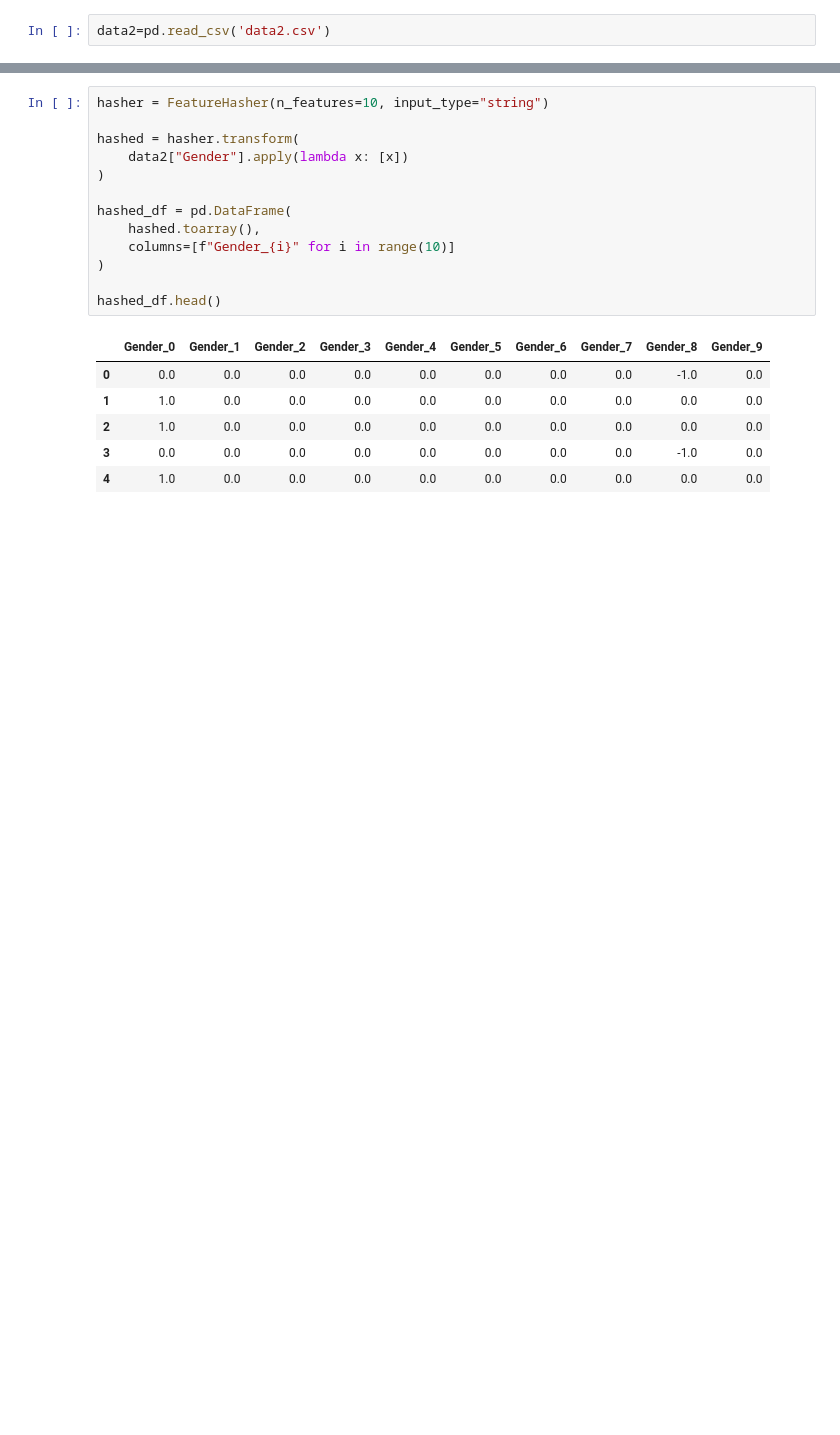
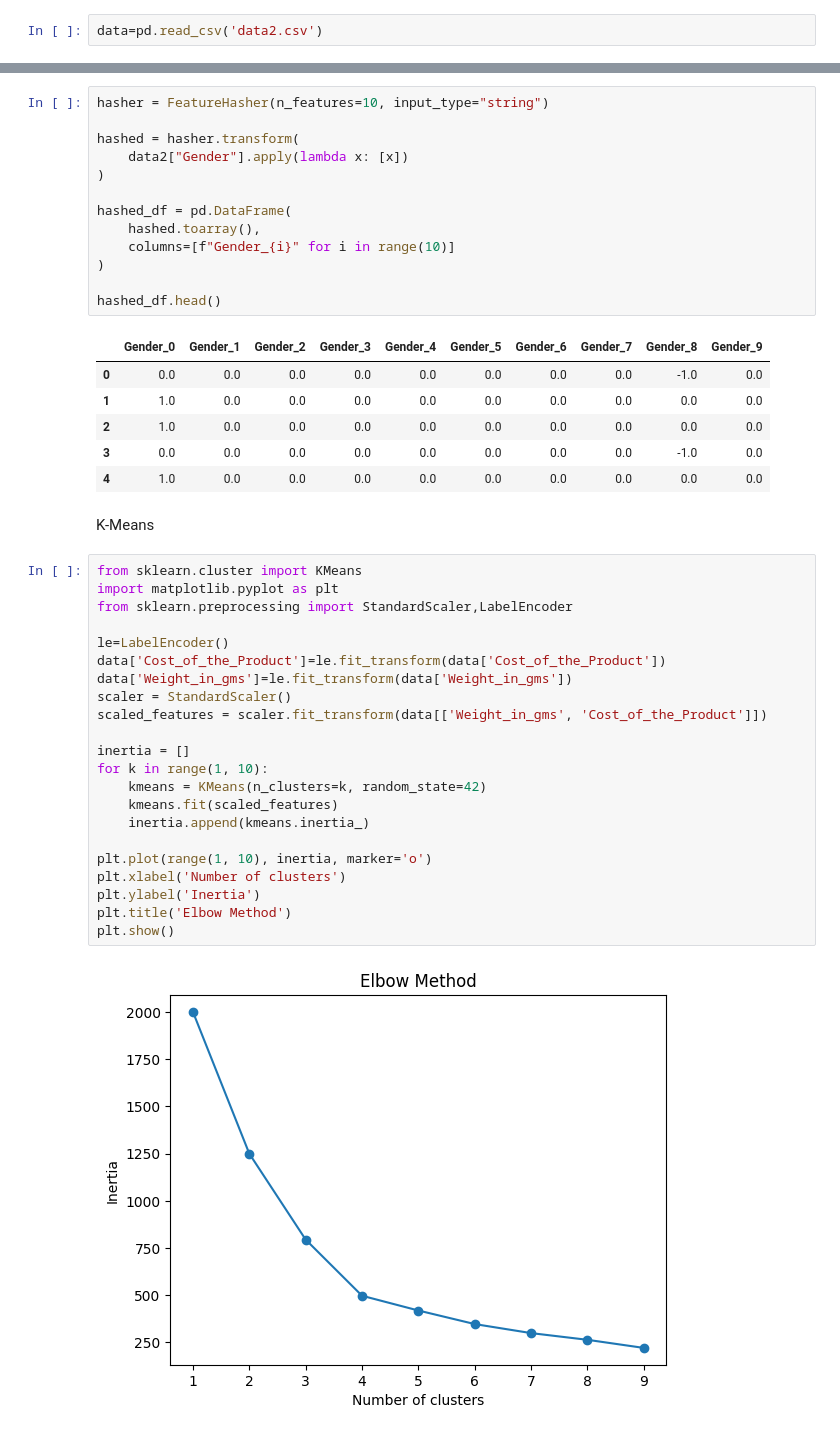
Before and after one commit to mailech/ShipmentSure-Predicting-On-Time-Delivery-Using-Supplier-Data, a Jupyter notebook: Assignment Pseudocode/Assignment(Feature Hashing and Feature Generation).ipynb, the cells around one changed output, grey strips where cells are left out. Saved outputs shown, nothing was run; the diff lists cells and outputs as text; blank space fills up the shorter version.

```diff
--- a/Assignment Pseudocode/Assignment(Feature Hashing and Feature Generation).ipynb
+++ b/Assignment Pseudocode/Assignment(Feature Hashing and Feature Generation).ipynb
@@ -3,7 +3,7 @@ from sklearn.feature_extraction import FeatureHasher
 import pandas as pd
 from sklearn.preprocessing import PolynomialFeatures
 # %%
-data2=pd.read_csv('data2.csv')
+data=pd.read_csv('data2.csv')
 # %%
 hasher = FeatureHasher(n_features=10, input_type="string")
 
@@ -131,3 +131,29 @@ hashed_df.head()
 | 2 | 1.0 | 0.0 | 0.0 | 0.0 | 0.0 | 0.0 | 0.0 | 0.0 | 0.0 | 0.0 |
 | 3 | 0.0 | 0.0 | 0.0 | 0.0 | 0.0 | 0.0 | 0.0 | 0.0 | -1.0 | 0.0 |
 | 4 | 1.0 | 0.0 | 0.0 | 0.0 | 0.0 | 0.0 | 0.0 | 0.0 | 0.0 | 0.0 |
+# %% [markdown]
+K-Means
+# %%
+from sklearn.cluster import KMeans
+import matplotlib.pyplot as plt
+from sklearn.preprocessing import StandardScaler,LabelEncoder
+
+le=LabelEncoder()
+data['Cost_of_the_Product']=le.fit_transform(data['Cost_of_the_Product'])
+data['Weight_in_gms']=le.fit_transform(data['Weight_in_gms'])
+scaler = StandardScaler()
+scaled_features = scaler.fit_transform(data[['Weight_in_gms', 'Cost_of_the_Product']])
+
+inertia = []
+for k in range(1, 10):
+    kmeans = KMeans(n_clusters=k, random_state=42)
+    kmeans.fit(scaled_features)
+    inertia.append(kmeans.inertia_)
+
+plt.plot(range(1, 10), inertia, marker='o')
+plt.xlabel('Number of clusters')
+plt.ylabel('Inertia')
+plt.title('Elbow Method')
+plt.show()
+# %% [output]
+[figure, added]
```
Also changed, not shown: parts of 2 cells of this notebook.
